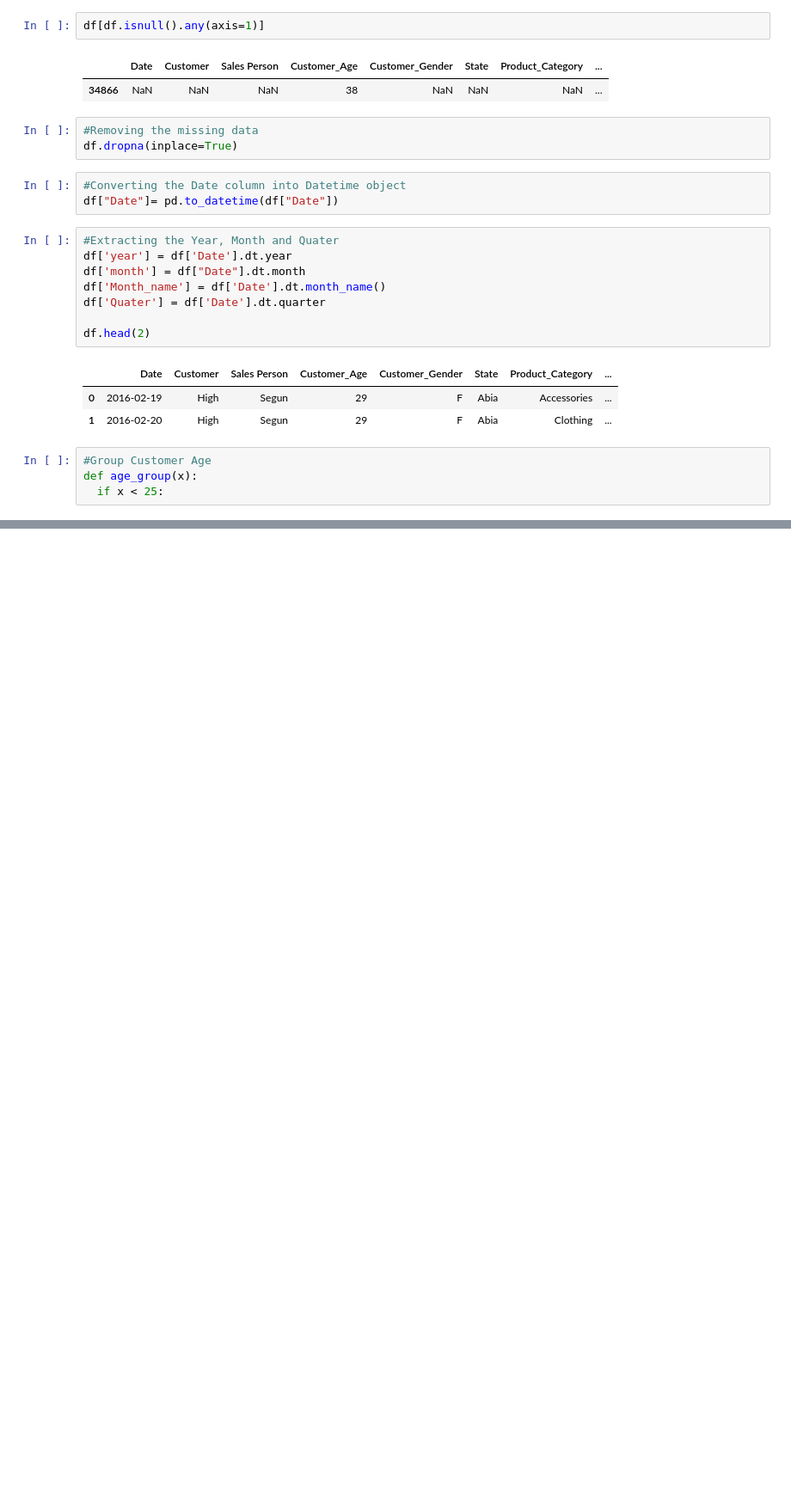
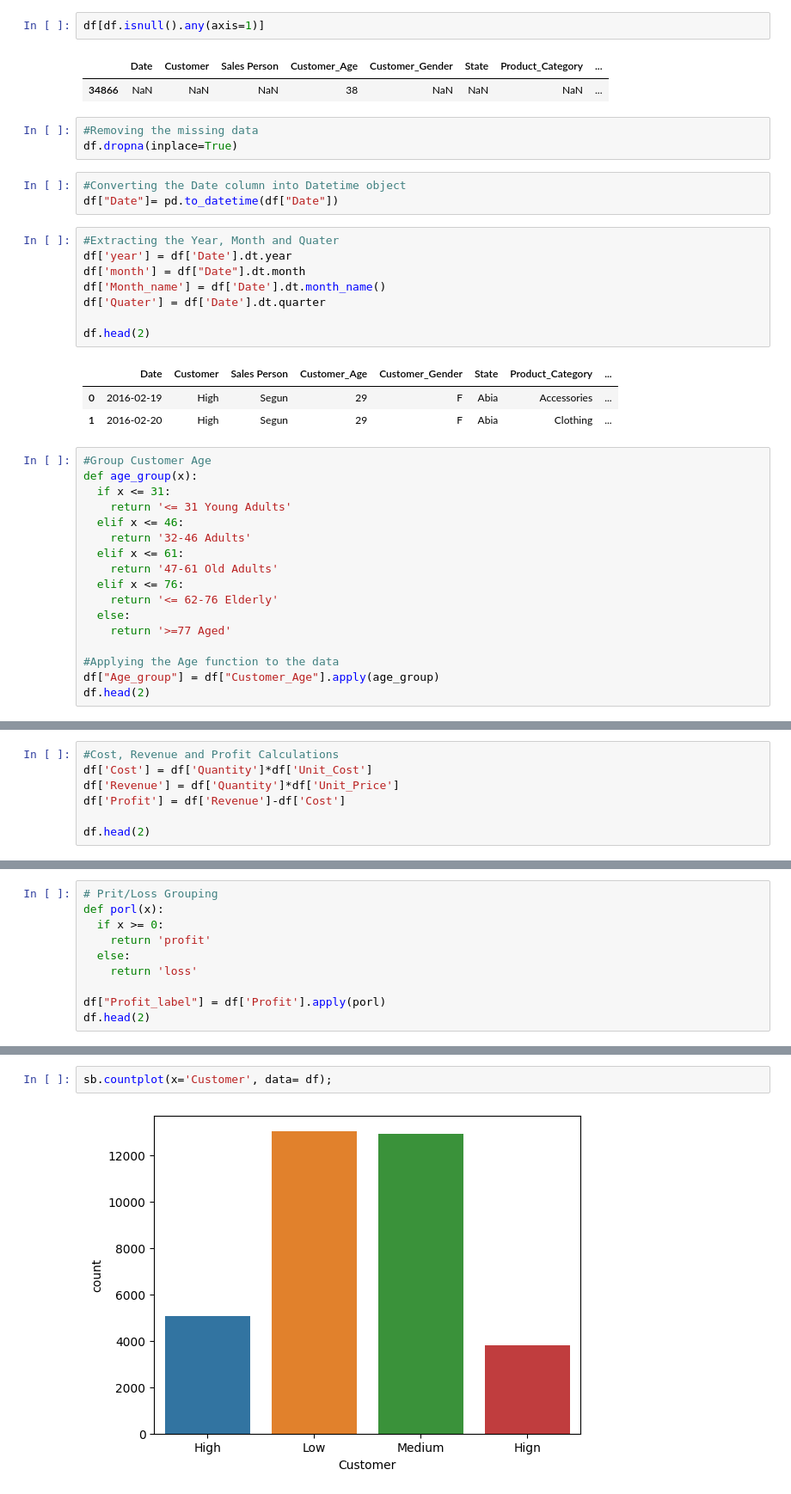
Before and after one commit to kayodeolusanya/ARIMA-INSURANCE-GLOBAL, a Jupyter notebook: DUNE_SALES_ANALYSIS.ipynb, the cells around one changed output, grey strips where cells are left out. Shown: that part at 86% size. Drawn from its saved outputs; the diff is of its cells as text; blank space fills up the shorter version.

```diff
--- a/DUNE_SALES_ANALYSIS.ipynb
+++ b/DUNE_SALES_ANALYSIS.ipynb
@@ -167,7 +167,20 @@ df.head(2)
 |  | Date | Customer | Sales Person | Customer_Age | Customer_Gender | State | Product_Category | ... |
 | 0 | 2016-02-19 | High | Segun | 29 | F | Abia | Accessories | ... |
 | 1 | 2016-02-20 | High | Segun | 29 | F | Abia | Clothing | ... |
-# %%
-#Group Customer Age
-def age_group(x):
-  if x < 25:
+# %%
+#Group Customer Age
+def age_group(x):
+  if x <= 31:
+    return '<= 31 Young Adults'
+  elif x <= 46:
+    return '32-46 Adults'
+  elif x <= 61:
+    return '47-61 Old Adults'
+  elif x <= 76:
+    return '<= 62-76 Elderly'
+  else:
+    return '>=77 Aged'
+
+#Applying the Age function to the data
+df["Age_group"] = df["Customer_Age"].apply(age_group)
+df.head(2)
@@ -173,0 +191,7 @@ def age_group(x):
+# %%
+#Cost, Revenue and Profit Calculations
+df['Cost'] = df['Quantity']*df['Unit_Cost']
+df['Revenue'] = df['Quantity']*df['Unit_Price']
+df['Profit'] = df['Revenue']-df['Cost']
+
+df.head(2)
@@ -173,0 +202,10 @@ def age_group(x):
+# %%
+# Prit/Loss Grouping
+def porl(x):
+  if x >= 0:
+    return 'profit'
+  else:
+    return 'loss'
+
+df["Profit_label"] = df['Profit'].apply(porl)
+df.head(2)
@@ -173,0 +227,4 @@ def age_group(x):
+# %%
+sb.countplot(x='Customer', data= df);
+# %% [output]
+[figure, added]
```
Also changed, not shown: parts of 6 cells of this notebook.
